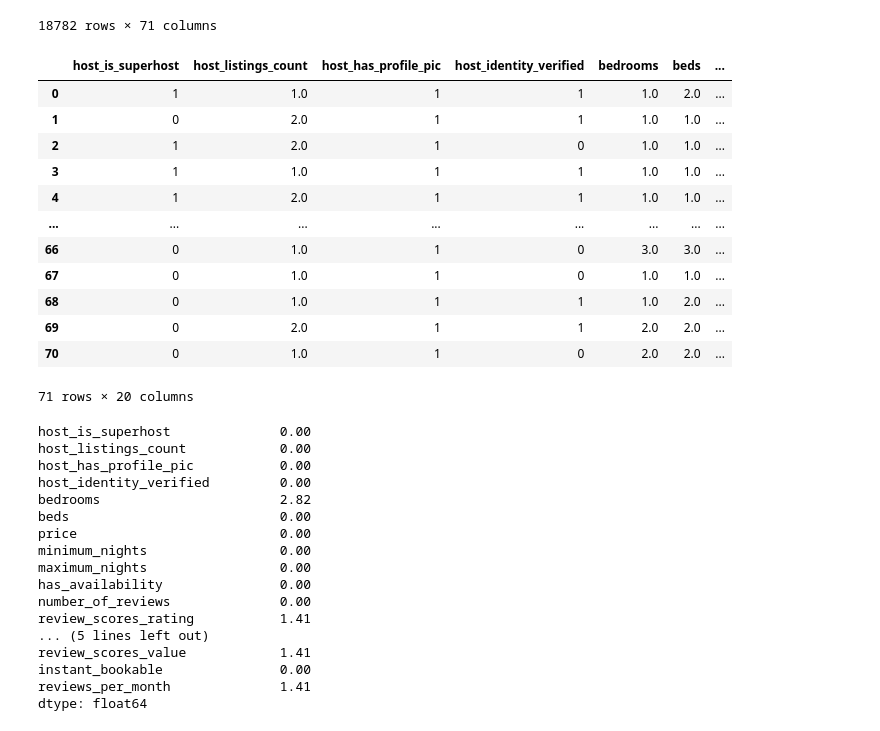
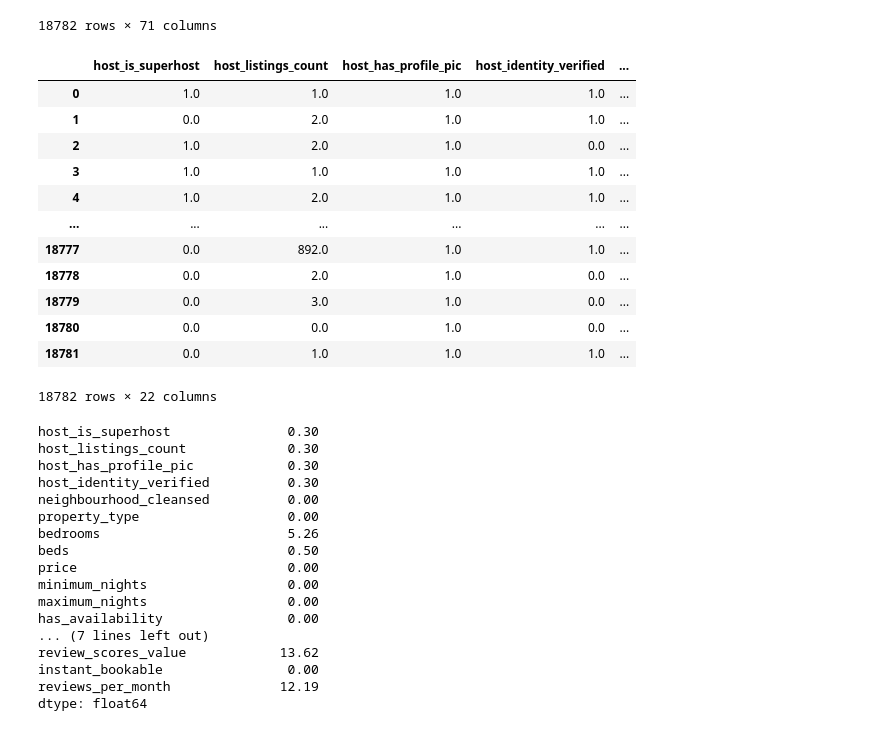
Before and after one commit to Tetawex/python_stuff, a Jupyter notebook: exploratory_analysis.ipynb, the cells around one changed output. Cells and saved outputs as stored; diff of their text form; code cells hidden in the pictures.

```diff
--- a/exploratory_analysis.ipynb
+++ b/exploratory_analysis.ipynb
@@ -1,5 +1,8 @@
 # %%
 import pandas as pd
+import math
+
+pd.set_option('display.max_rows', 120)
 
 def display_full(data_frame):
     pd.set_option('display.max_columns', len(data_frame.columns))
@@ -40,8 +43,8 @@ col_strategies = {
 #     'host_since': 'Ignore',
 #     'host_location': 'Ignore',
 #     'host_response_time': 'Ignore',
-#     'host_response_rate': 'Percentage', Очень много пропущенных!
-#     'host_acceptance_rate': 'Percentage', Очень много пропущенных!
+#     'host_response_rate': 'Percentage', #Очень много пропущенных! 67%
+#     'host_acceptance_rate': 'Percentage', #Очень много пропущенных! 44%
     'host_is_superhost': 'Boolean',
 #     'host_thumbnail_url': 'Ignore',
 #     'host_picture_url': 'Ignore',
@@ -52,14 +55,14 @@ col_strategies = {
     'host_has_profile_pic': 'Boolean',
     'host_identity_verified': 'Boolean',
 #     'neighbourhood': 'Ignore',
-#     'neighbourhood_cleansed': 'Ignore',
-#     'neighbourhood_group_cleansed': 'Ignore',
+    'neighbourhood_cleansed': 'Id',
+#     'neighbourhood_group_cleansed': 'Id',
 #     'latitude': 'Ignore',
 #     'longitude': 'Ignore',
-#     'property_type': 'Ignore',
-#     'room_type': 'Ignore',
+    'property_type': 'Id',
+#     'room_type': 'Id',
 #     'accommodates': 'Ignore',
-#     'bathrooms': 'Integer', Очень много пропущенных!
+#     'bathrooms': 'Float', #Очень много пропущенных! 100%!!!
 #     'bathrooms_text': 'Ignore',
     'bedrooms': 'Float',
     'beds': 'Float',
@@ -89,66 +92,66 @@ col_strategies = {
     'review_scores_accuracy': 'Float',
     'review_scores_cleanliness': 'Float',
     'review_scores_checkin': 'Float',
     'review_scores_communication': 'Float',
     'review_scores_location': 'Float',
     'review_scores_value': 'Float',
-#     'license': 'Ignore',
+#     'license': 'Id',  #Очень много пропущенных! 100%!!!
     'instant_bookable': 'Boolean',
 #     'calculated_host_listings_count': 'Ignore',
 #     'calculated_host_listings_count_entire_homes': 'Ignore',
 #     'calculated_host_listings_count_private_rooms': 'Ignore',
 #     'calculated_host_listings_count_shared_rooms': 'Ignore',
     'reviews_per_month': 'Float',
 }
 
 import mappers
 import importlib
 importlib.reload(mappers)
 
-index = range(0, len(raw_df.columns));
+index = range(0, len(raw_df));
 df = pd.DataFrame([], index=index)
 
 for col_name in raw_df.columns:
     col_strategy = col_strategies.get(col_name, None)
     if (col_strategy is not None):
         mapped_column = mappers.map_column(raw_df[col_name], col_strategy)
 #         display(mapped_column)
         if (mapped_column is not None):
             df = df.join(mapped_column.reindex(index))
 
 display(df)
 # %% [output]
-|  | host_is_superhost | host_listings_count | host_has_profile_pic | host_identity_verified | bedrooms | beds | ... |
-| 0 | 1 | 1.0 | 1 | 1 | 1.0 | 2.0 | ... |
-| 1 | 0 | 2.0 | 1 | 1 | 1.0 | 1.0 | ... |
-| 2 | 1 | 2.0 | 1 | 0 | 1.0 | 1.0 | ... |
-| 3 | 1 | 1.0 | 1 | 1 | 1.0 | 1.0 | ... |
-| 4 | 1 | 2.0 | 1 | 1 | 1.0 | 1.0 | ... |
-| ... | ... | ... | ... | ... | ... | ... | ... |
-| 66 | 0 | 1.0 | 1 | 0 | 3.0 | 3.0 | ... |
-| 67 | 0 | 1.0 | 1 | 0 | 1.0 | 1.0 | ... |
-| 68 | 0 | 1.0 | 1 | 1 | 1.0 | 2.0 | ... |
-| 69 | 0 | 2.0 | 1 | 1 | 2.0 | 2.0 | ... |
-| 70 | 0 | 1.0 | 1 | 0 | 2.0 | 2.0 | ... |
+|  | host_is_superhost | host_listings_count | host_has_profile_pic | host_identity_verified | ... |
+| 0 | 1.0 | 1.0 | 1.0 | 1.0 | ... |
+| 1 | 0.0 | 2.0 | 1.0 | 1.0 | ... |
+| 2 | 1.0 | 2.0 | 1.0 | 0.0 | ... |
+| 3 | 1.0 | 1.0 | 1.0 | 1.0 | ... |
+| 4 | 1.0 | 2.0 | 1.0 | 1.0 | ... |
+| ... | ... | ... | ... | ... | ... |
+| 18777 | 0.0 | 892.0 | 1.0 | 1.0 | ... |
+| 18778 | 0.0 | 2.0 | 1.0 | 0.0 | ... |
+| 18779 | 0.0 | 3.0 | 1.0 | 0.0 | ... |
+| 18780 | 0.0 | 0.0 | 1.0 | 0.0 | ... |
+| 18781 | 0.0 | 1.0 | 1.0 | 1.0 | ... |
-71 rows × 20 columns
+18782 rows × 22 columns
 # %%
 # Смотрим процент пропущенных значений
 df.isna().mean().round(4).multiply(100)
 # %% [output]
-host_is_superhost              0.00
-host_listings_count            0.00
-host_has_profile_pic           0.00
-host_identity_verified         0.00
-bedrooms                       2.82
-beds                           0.00
-price                          0.00
-minimum_nights                 0.00
-maximum_nights                 0.00
-has_availability               0.00
-number_of_reviews              0.00
-review_scores_rating           1.41
-... (5 lines left out)
-review_scores_value            1.41
-instant_bookable               0.00
-reviews_per_month              1.41
+host_is_superhost               0.30
+host_listings_count             0.30
+host_has_profile_pic            0.30
+host_identity_verified          0.30
+neighbourhood_cleansed          0.00
+property_type                   0.00
+bedrooms                        5.26
+beds                            0.50
+price                           0.00
+minimum_nights                  0.00
+maximum_nights                  0.00
+has_availability                0.00
+... (7 lines left out)
+review_scores_value            13.62
+instant_bookable                0.00
+reviews_per_month              12.19
 dtype: float64
```
Also changed, not shown: parts of 8 cells of this notebook, 3 other files.
